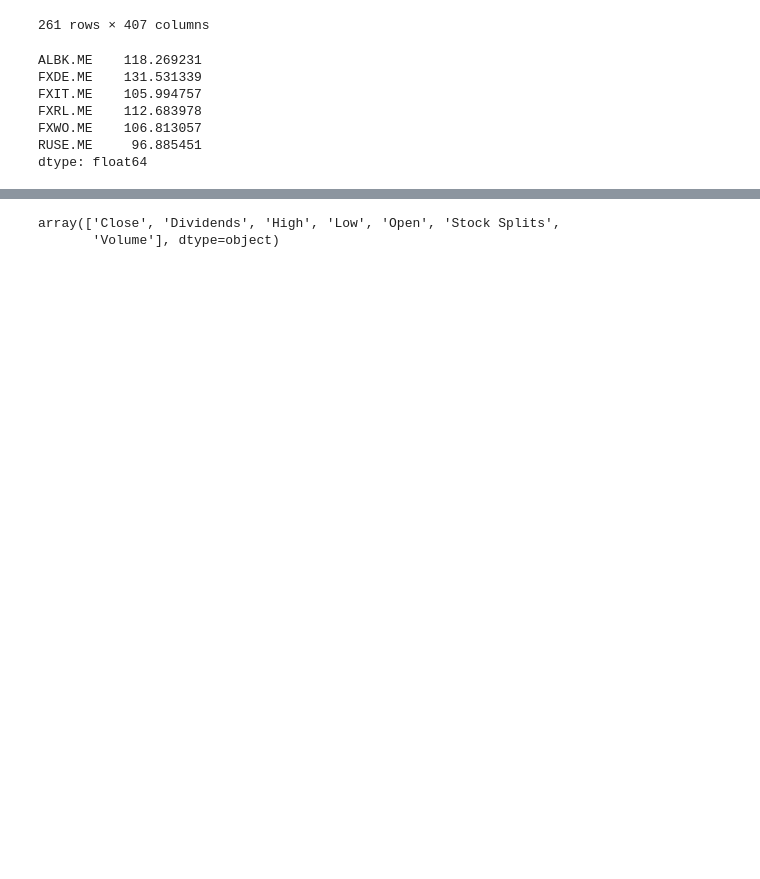
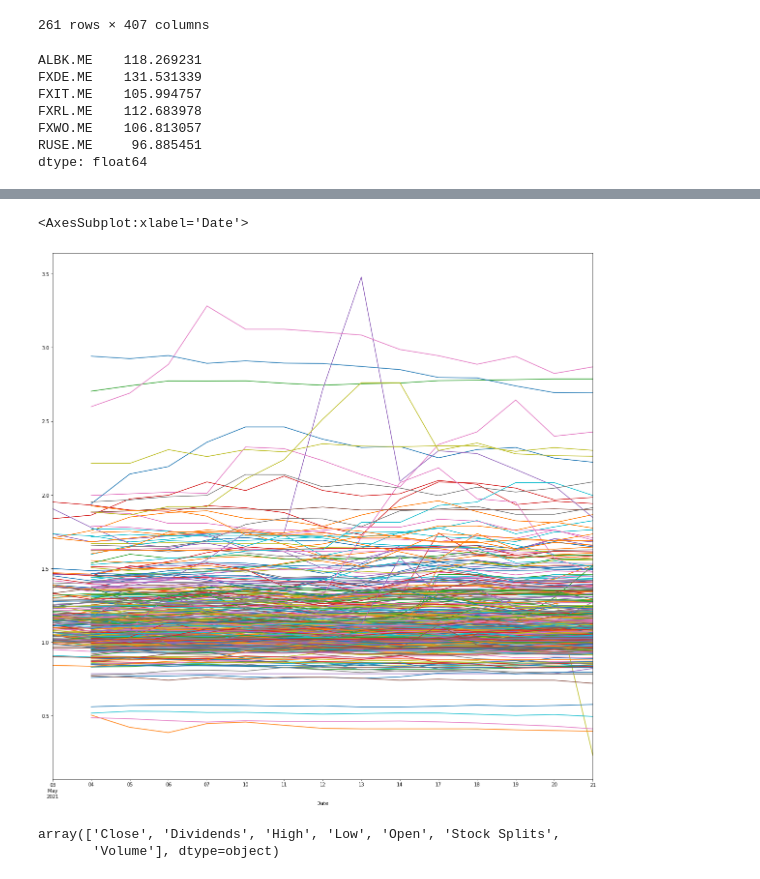
Before and after one commit to Mikhaylov-yv/Trad_histori_test, a Jupyter notebook: notebooks/Просмотр рынка Мос биржы.ipynb, the cells around one changed output, grey strips where cells are left out. Cells and saved outputs as stored; diff of their text form; code cells hidden in the pictures; blank space fills up the shorter version.

```diff
--- a/notebooks/Просмотр рынка Мос биржы.ipynb
+++ b/notebooks/Просмотр рынка Мос биржы.ipynb
@@ -139,3 +166,8 @@ gr.plot(ylim = (-1,5),legend = False, figsize=(20, 20))
+# %%
+gr_.loc[gr_.index > '2021-05-01', gr_.max() < 50].plot(legend = False, figsize=(20, 20))
+# %% [output]
+<AxesSubplot:xlabel='Date'>
+[figure, added]
 # %%
 # Параметры
 np.unique(data.columns.to_frame()[0].values)
```
Also changed, not shown: parts of 5 cells of this notebook.
